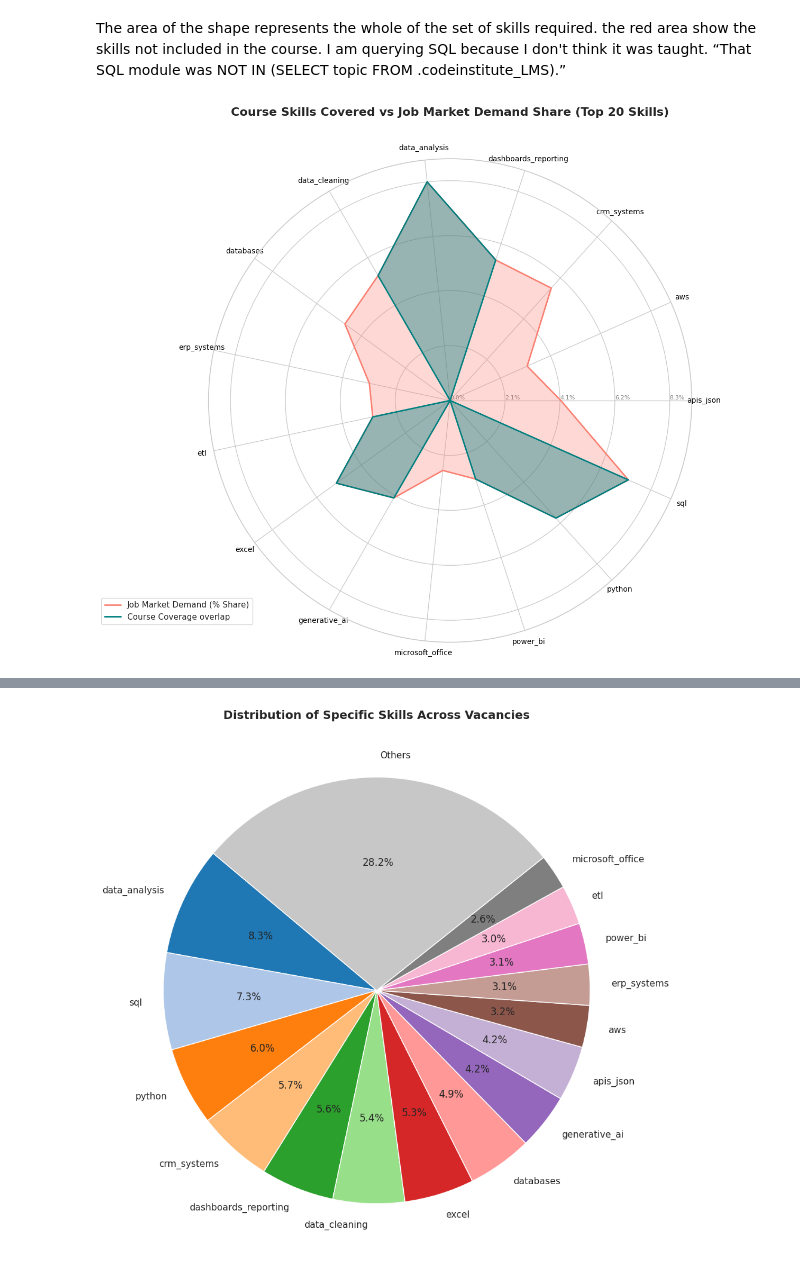
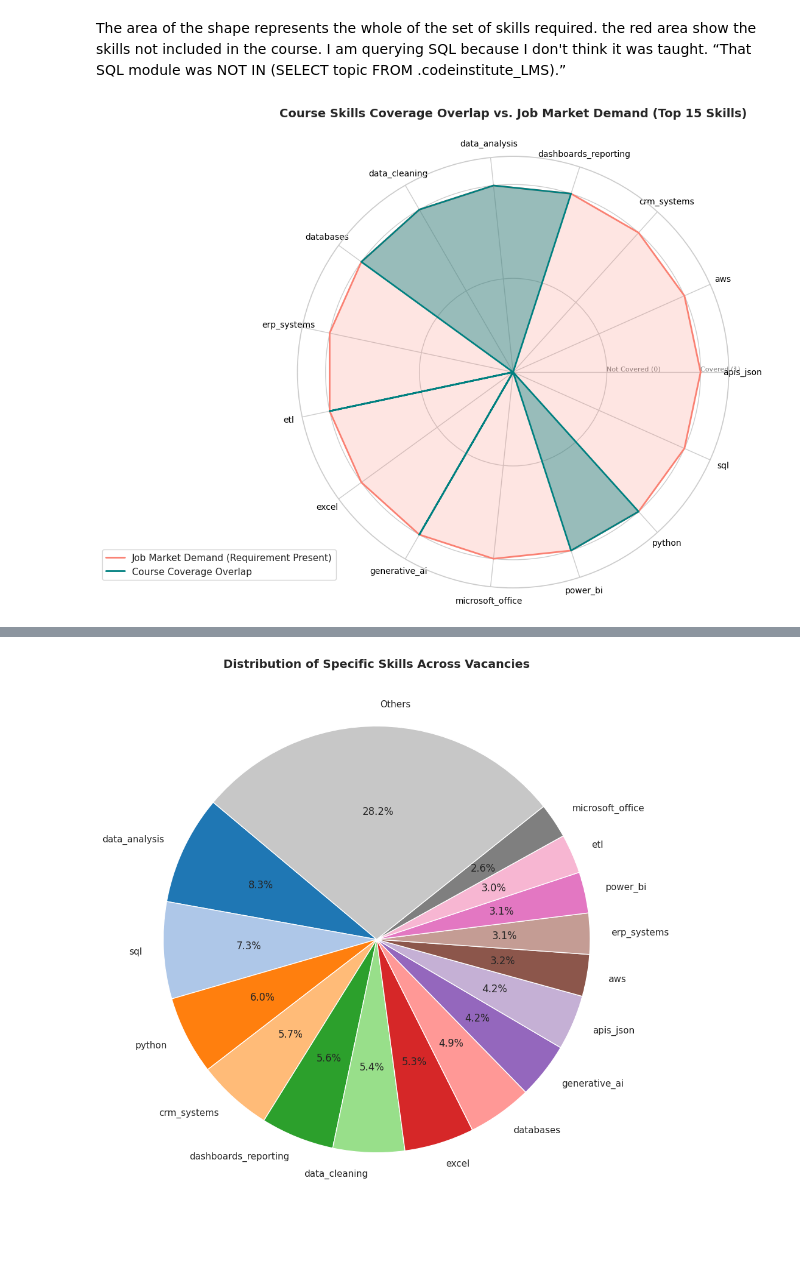
Before and after one commit to TidyWeb/SkillMatch, a Jupyter notebook: John's Folder/Data_Analyst_Workbook.ipynb, the cells around one changed output, grey strips where cells are left out. Saved outputs shown, nothing was run; the diff lists cells and outputs as text; code cells hidden in the pictures; blank space fills up the shorter version.

```diff
--- a/John's Folder/Data_Analyst_Workbook.ipynb
+++ b/John's Folder/Data_Analyst_Workbook.ipynb
@@ -148,13 +243,11 @@ import requests
 import yaml
 
 # URL of the raw CSV file on GitHub
-# Note: Replacing 'github.com' with 'raw.githubusercontent.com' and removing '/blob' to get the raw file content
 csv_url = 'https://raw.githubusercontent.com/TidyWeb/SkillMatch/refs/heads/data-snapshots/data/live_snapshots/20261030_1324/skills.csv'
+skills = pd.read_csv(csv_url)
 
-skills  = pd.read_csv(csv_url)
-
-# 1. Load the technical skills taxonomy to get course coverage (resolves NameError: df is not defined)
-yaml_url = 'https://raw.githubusercontent.com/TidyWeb/SkillMatch/main/John%27s%20Folder/SkillMatch_App_Data/data/taxonomy/technical_skills.yaml'
+# 1. Load the technical skills taxonomy to get course coverage
+yaml_url = 'https://raw.githubusercontent.com/TidyWeb/SkillMatch/refs/heads/main/prototype/app/data/taxonomy/technical_skills.yaml'
 try:
     response = requests.get(yaml_url)
     response.raise_for_status()
@@ -170,17 +263,10 @@ try:
     df = pd.DataFrame(rows)
 except Exception as e:
     print(f"Error fetching or parsing the YAML file: {e}")
-    # Fallback to an empty DataFrame with required columns if download fails
     df = pd.DataFrame(columns=['id', 'course_covered'])
 
-# 2. Calculate frequency of skills in the job market
+# 2. Focus on top 15 skills to keep the radar chart readable
 skill_counts = skills['skill'].value_counts()
-total_skills_demand = skill_counts.sum()
-
-# Convert frequencies to relative percentages (demand share)
-skill_percentages = (skill_counts / total_skills_demand) * 100
-
-# Focus on the top 15 skills to keep the radar chart readable
 top_n = 15
 top_skills_list = list(skill_counts.head(top_n).index)
 all_skills = sorted(top_skills_list)
@@ -189,50 +275,49 @@ all_skills = sorted(top_skills_list)
 covered_course_skills = set(df[df['course_covered'] == True]['id'])
 
 # 3. Build radar chart values
-# Job value represents the % demand frequency of the skill
-job_values = [skill_percentages.get(skill, 0) for skill in all_skills]
+# Job value is always 1 (representing a full demand boundary for every skill)
+job_values = [1 for skill in all_skills]
 
-# Course coverage value represents the same demand percentage IF covered, else 0
-course_values = [skill_percentages.get(skill, 0) if skill in covered_course_skills else 0 for skill in all_skills]
+# Course coverage value is binary (1 if covered, else 0)
+course_values = [1 if skill in covered_course_skills else 0 for skill in all_skills]
 
 # Number of variables
 num_vars = len(all_skills)
 
 # Compute angle for each axis
 angles = np.linspace(0, 2 * np.pi, num_vars, endpoint=False).tolist()
 
 # Close the loop
 course_values += course_values[:1]
 job_values += job_values[:1]
 angles += angles[:1]
 
-fig, ax = plt.subplots(figsize=(12, 12), subplot_kw=dict(polar=True))
+fig, ax = plt.subplots(figsize=(11, 11), subplot_kw=dict(polar=True))
 
 # Draw axes labels
 plt.xticks(angles[:-1], all_skills, color='black', size=10, rotation=45)
 
-# Set y-axis limits and labels representing sector percentages
+# Set y-axis limits
 ax.set_rlabel_position(0)
-max_pct = max(job_values)
-plt.yticks(np.linspace(0, max_pct, 5), [f"{val:.1f}%" for val in np.linspace(0, max_pct, 5)], color="grey", size=8)
-plt.ylim(0, max_pct * 1.1)
+plt.yticks([0.5, 1.0], ["Not Covered (0)", "Covered (1)"], color="grey", size=8)
+plt.ylim(0, 1.15)
 
-# Plot Job Market (representing total demand percentage)
-ax.plot(angles, job_values, linewidth=2, linestyle='solid', label="Job Market Demand (% Share)", color='salmon')
-ax.fill(angles, job_values, color='salmon', alpha=0.3)
+# Plot Job Market Demand (Boundary set to 1 for all skills)
+ax.plot(angles, job_values, linewidth=2, linestyle='solid', label="Job Market Demand (Requirement Present)", color='salmon')
+ax.fill(angles, job_values, color='salmon', alpha=0.2)
 
-# Plot Course Skills Covered (representing covered share of that demand)
-ax.plot(angles, course_values, linewidth=2, linestyle='solid', label="Course Coverage overlap", color='teal')
+# Plot Course Skills Covered (Binary coverage: 1 or 0)
+ax.plot(angles, course_values, linewidth=2, linestyle='solid', label="Course Coverage Overlap", color='teal')
 ax.fill(angles, course_values, color='teal', alpha=0.4)
 
 # Details
 plt.legend(loc='upper right', bbox_to_anchor=(0.1, 0.1))
-plt.title("Course Skills Covered vs Job Market Demand Share (Top 20 Skills)", size=16, fontweight='bold', y=1.08)
+plt.title("Course Skills Coverage Overlap vs. Job Market Demand (Top 15 Skills)", size=14, fontweight='bold', y=1.08)
 
 plt.tight_layout()
 plt.show()
 # %% [output]
-[figure, old version]
+[figure, new version]
 # %%
 import numpy as np
 import matplotlib.pyplot as plt
```
Also changed, not shown: parts of 12 cells of this notebook.
